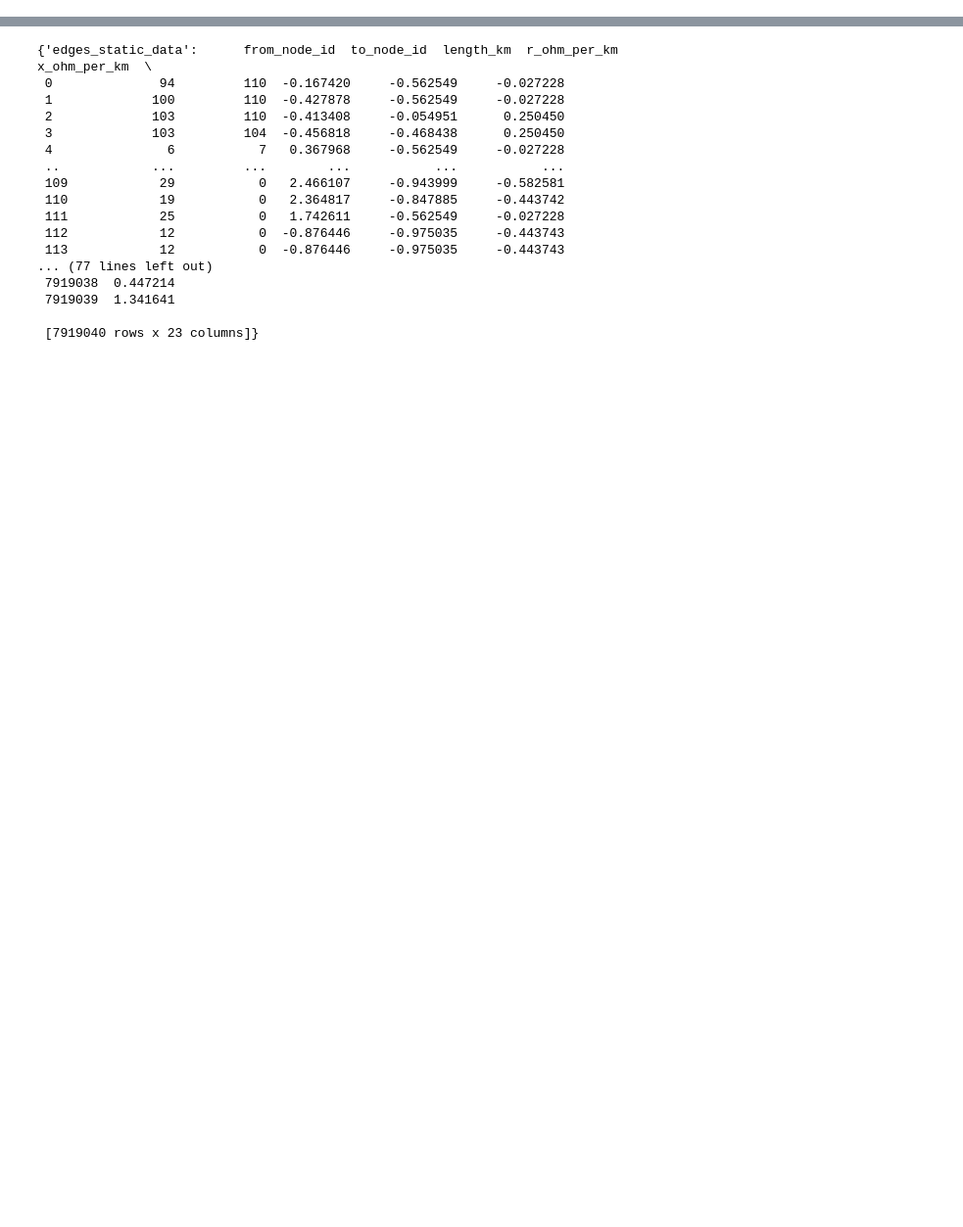
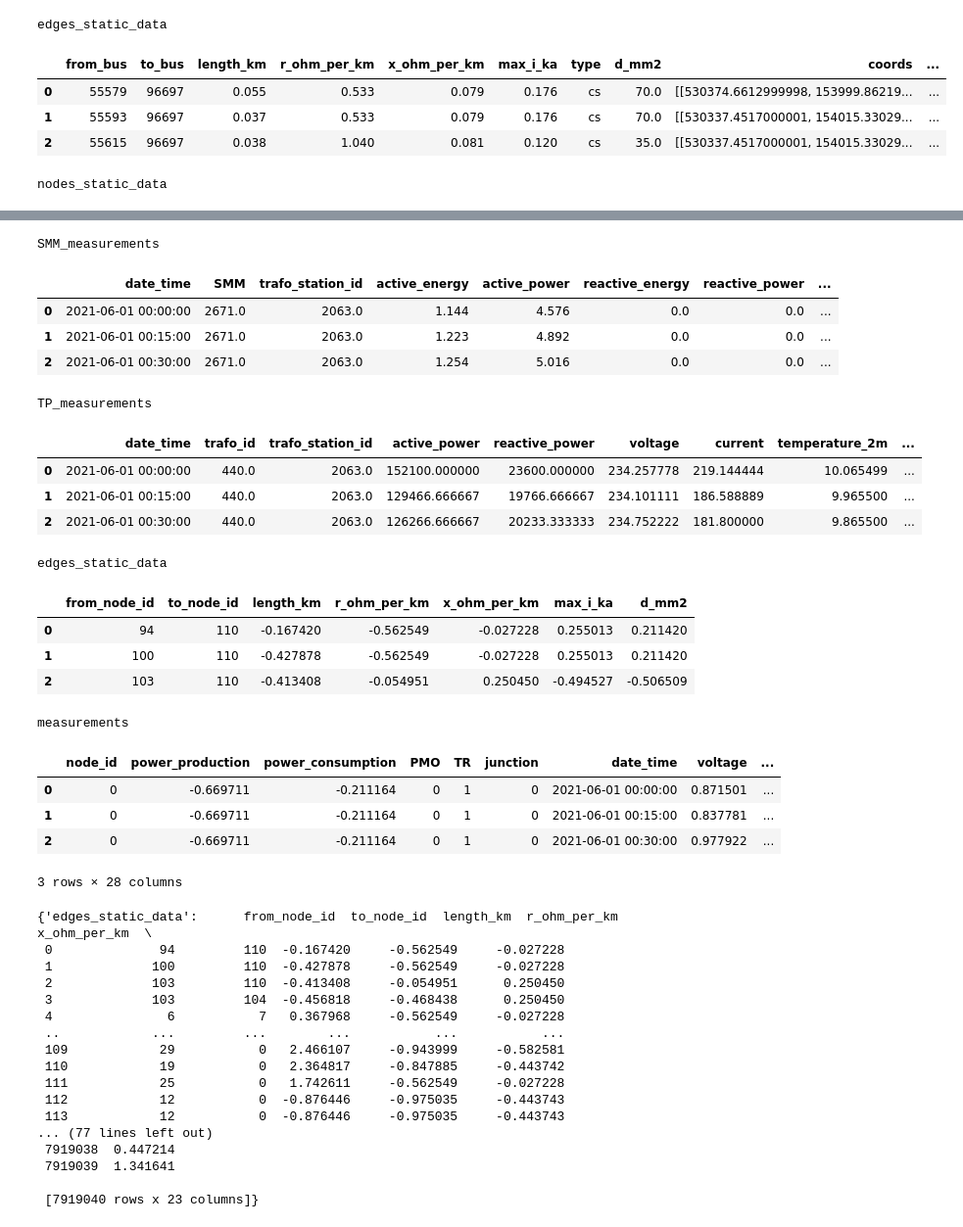
Before and after one commit to Kriznar4/GraphVolt, a Jupyter notebook: notebooks/krneki.ipynb, the cells around one changed output, grey strips where cells are left out. Shown: that part at 98% size. Cells and saved outputs as stored; diff of their text form; code cells hidden in the pictures; blank space fills up the shorter version.

```diff
--- a/notebooks/krneki.ipynb
+++ b/notebooks/krneki.ipynb
@@ -12,0 +253,4 @@ dfs = read_and_prepare_data(trafo_id)
+# %%
+dfs_raw = read_raw_network_data(trafo_id)
+# %%
+dfs_raw = dfs_raw[0]
@@ -12,0 +275,15 @@ dfs = read_and_prepare_data(trafo_id)
+# %%
+#display head(3) of all dataframes in dfs_raw and dfs[0]
+for name, df in dfs_raw.items():
+    print(name)
+    display(df.head(3))
+for name, df in dfs[0].items():
+    print(name)
+    display(df.head(3))
+# %% [output]
+edges_static_data
+|  | from_bus | to_bus | length_km | r_ohm_per_km | x_ohm_per_km | max_i_ka | type | d_mm2 | coords | ... |
+| 0 | 55579 | 96697 | 0.055 | 0.533 | 0.079 | 0.176 | cs | 70.0 | [[530374.6612999998, 153999.86219... | ... |
+| 1 | 55593 | 96697 | 0.037 | 0.533 | 0.079 | 0.176 | cs | 70.0 | [[530337.4517000001, 154015.33029... | ... |
+| 2 | 55615 | 96697 | 0.038 | 1.040 | 0.081 | 0.120 | cs | 35.0 | [[530337.4517000001, 154015.33029... | ... |
+nodes_static_data
@@ -13,3 +294,24 @@ dfs = read_and_prepare_data(trafo_id)
+SMM_measurements
+|  | date_time | SMM | trafo_station_id | active_energy | active_power | reactive_energy | reactive_power | ... |
+| 0 | 2021-06-01 00:00:00 | 2671.0 | 2063.0 | 1.144 | 4.576 | 0.0 | 0.0 | ... |
+| 1 | 2021-06-01 00:15:00 | 2671.0 | 2063.0 | 1.223 | 4.892 | 0.0 | 0.0 | ... |
+| 2 | 2021-06-01 00:30:00 | 2671.0 | 2063.0 | 1.254 | 5.016 | 0.0 | 0.0 | ... |
+TP_measurements
+|  | date_time | trafo_id | trafo_station_id | active_power | reactive_power | voltage | current | temperature_2m | ... |
+| 0 | 2021-06-01 00:00:00 | 440.0 | 2063.0 | 152100.000000 | 23600.000000 | 234.257778 | 219.144444 | 10.065499 | ... |
+| 1 | 2021-06-01 00:15:00 | 440.0 | 2063.0 | 129466.666667 | 19766.666667 | 234.101111 | 186.588889 | 9.965500 | ... |
+| 2 | 2021-06-01 00:30:00 | 440.0 | 2063.0 | 126266.666667 | 20233.333333 | 234.752222 | 181.800000 | 9.865500 | ... |
+edges_static_data
+|  | from_node_id | to_node_id | length_km | r_ohm_per_km | x_ohm_per_km | max_i_ka | d_mm2 |
+| 0 | 94 | 110 | -0.167420 | -0.562549 | -0.027228 | 0.255013 | 0.211420 |
+| 1 | 100 | 110 | -0.427878 | -0.562549 | -0.027228 | 0.255013 | 0.211420 |
+| 2 | 103 | 110 | -0.413408 | -0.054951 | 0.250450 | -0.494527 | -0.506509 |
+measurements
+|  | node_id | power_production | power_consumption | PMO | TR | junction | date_time | voltage | ... |
+| 0 | 0 | -0.669711 | -0.211164 | 0 | 1 | 0 | 2021-06-01 00:00:00 | 0.871501 | ... |
+| 1 | 0 | -0.669711 | -0.211164 | 0 | 1 | 0 | 2021-06-01 00:15:00 | 0.837781 | ... |
+| 2 | 0 | -0.669711 | -0.211164 | 0 | 1 | 0 | 2021-06-01 00:30:00 | 0.977922 | ... |
+3 rows × 28 columns
 # %%
 dfs, mean_and_std = dfs
 # %%
```
Also changed, not shown: parts of 24 cells of this notebook.
